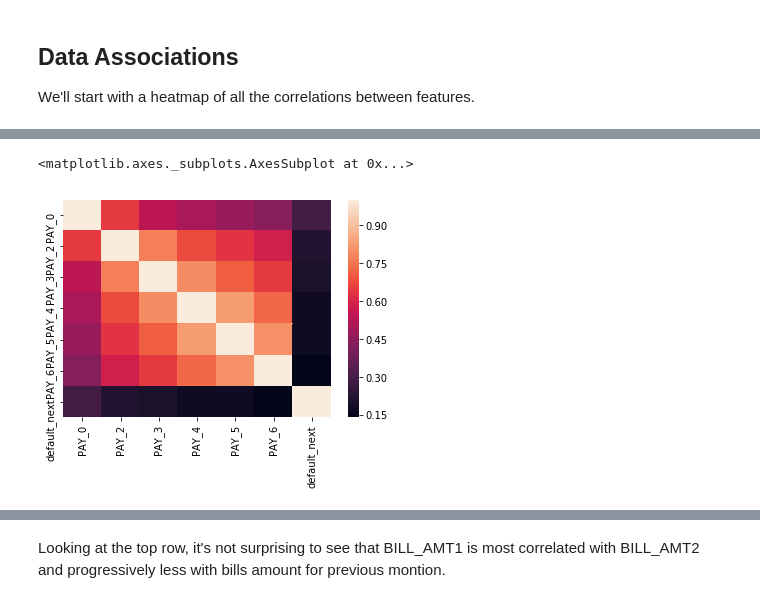
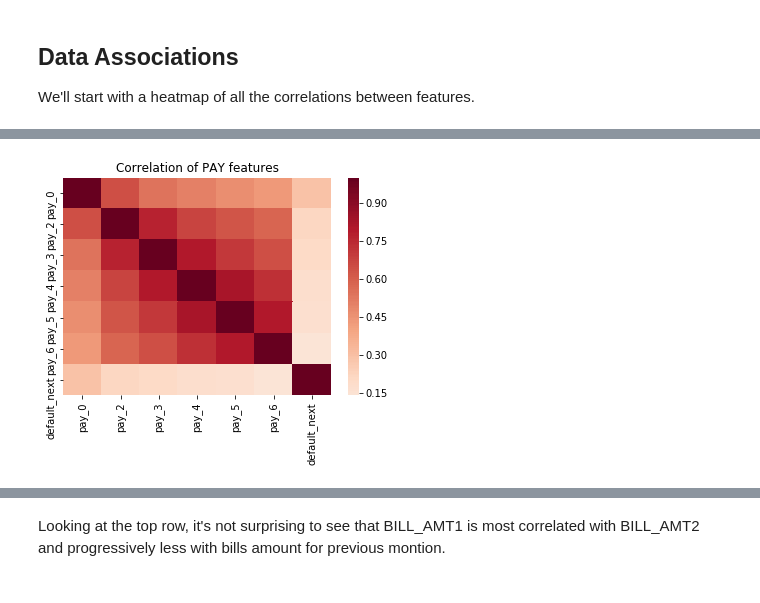
Before and after one commit to ewellsgray/data_science, a Jupyter notebook: credit/credit_default_predict.ipynb, the cells around one changed output, grey strips where cells are left out. Cells and saved outputs as stored; diff of their text form; code cells hidden in the pictures.

```diff
--- a/credit/credit_default_predict.ipynb
+++ b/credit/credit_default_predict.ipynb
@@ -98,5 +98,6 @@ New data frame length: 5000
 Number of rows with at least 1 NA value:  0
 # %%
 df.rename(columns = {"default.payment.next.month":"default_next"},inplace=True)
+df.rename(str.lower, axis='columns',inplace=True)
 df.columns
 # %% [output]
@@ -140,5 +145,5 @@ df.loc[:,["PAY_0","PAY_2","PAY_3","PAY_4","PAY_5","PAY_6","default_next"]].descr
 # %%
 %matplotlib inline
 from pandas.plotting import scatter_matrix
-attributes = ['PAY_0','PAY_2','PAY_3','PAY_4','PAY_5','PAY_6','default_next']
-scatter_matrix(df[attributes],figsize=(10,7.5))
+attributes_pay = ['pay_0','pay_2','pay_3','pay_4','pay_5','pay_6','default_next']
+#scatter_matrix(df[attributes_pay],figsize=(10,7.5))
@@ -164,7 +150,7 @@ array([[<matplotlib.axes._subplots.AxesSubplot object at 0x...>,
 # %%
-#attributes = ['PAY_0','PAY_2','PAY_3','PAY_4','PAY_5','PAY_6']
-corr = df[attributes].corr()
-sn.heatmap(corr)
+#attributes_pay = ['PAY_0','PAY_2','PAY_3','PAY_4','PAY_5','PAY_6']
+corr = df[attributes_pay].corr()
+ax = sn.heatmap(corr, cmap='RdBu_r',center=0)
+ax = ax.set_title('Correlation of PAY features')
 # %% [output]
-<matplotlib.axes._subplots.AxesSubplot at 0x...>
-[figure, old version]
+[figure, new version]
```
Also changed, not shown: parts of 53 cells of this notebook.
